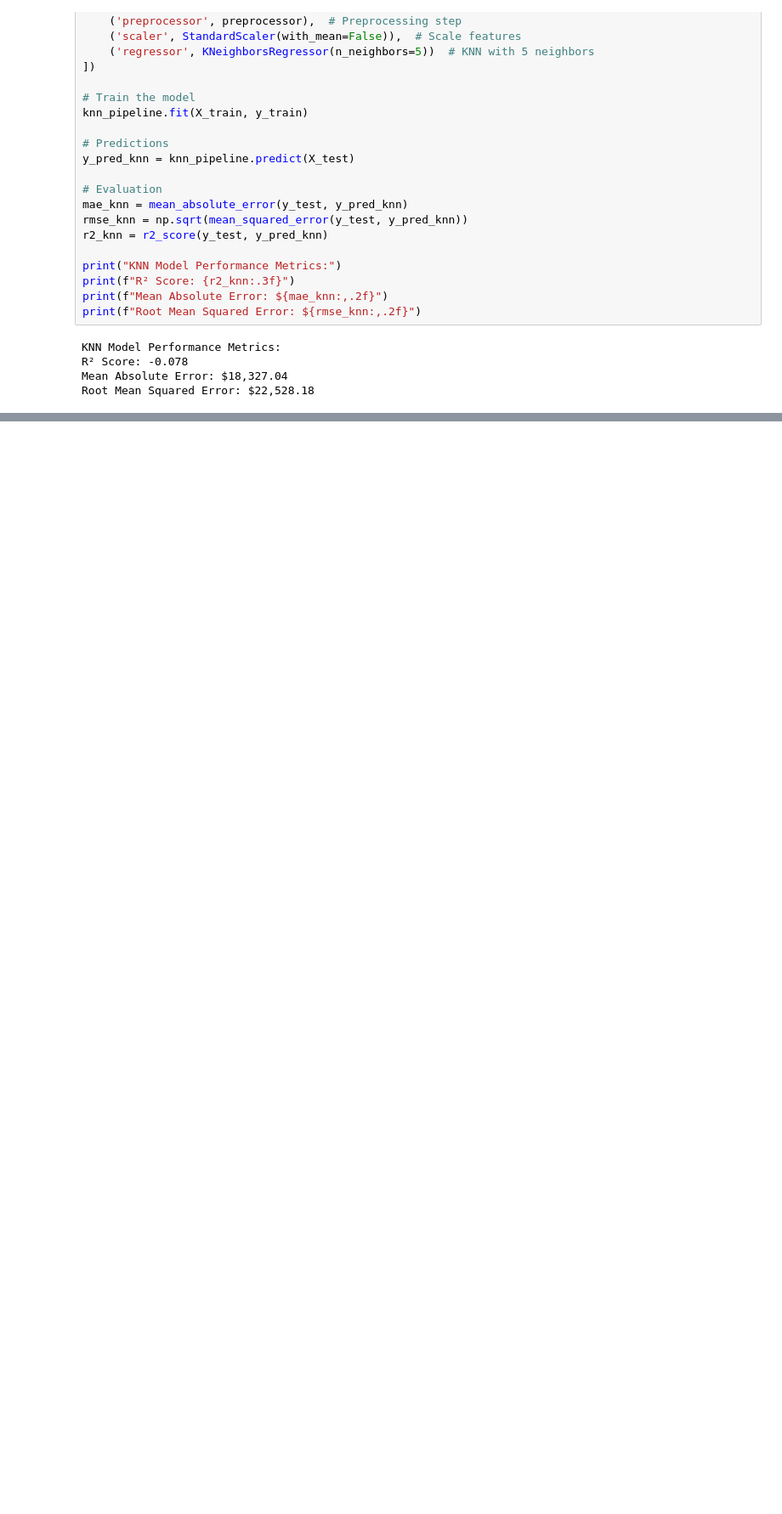
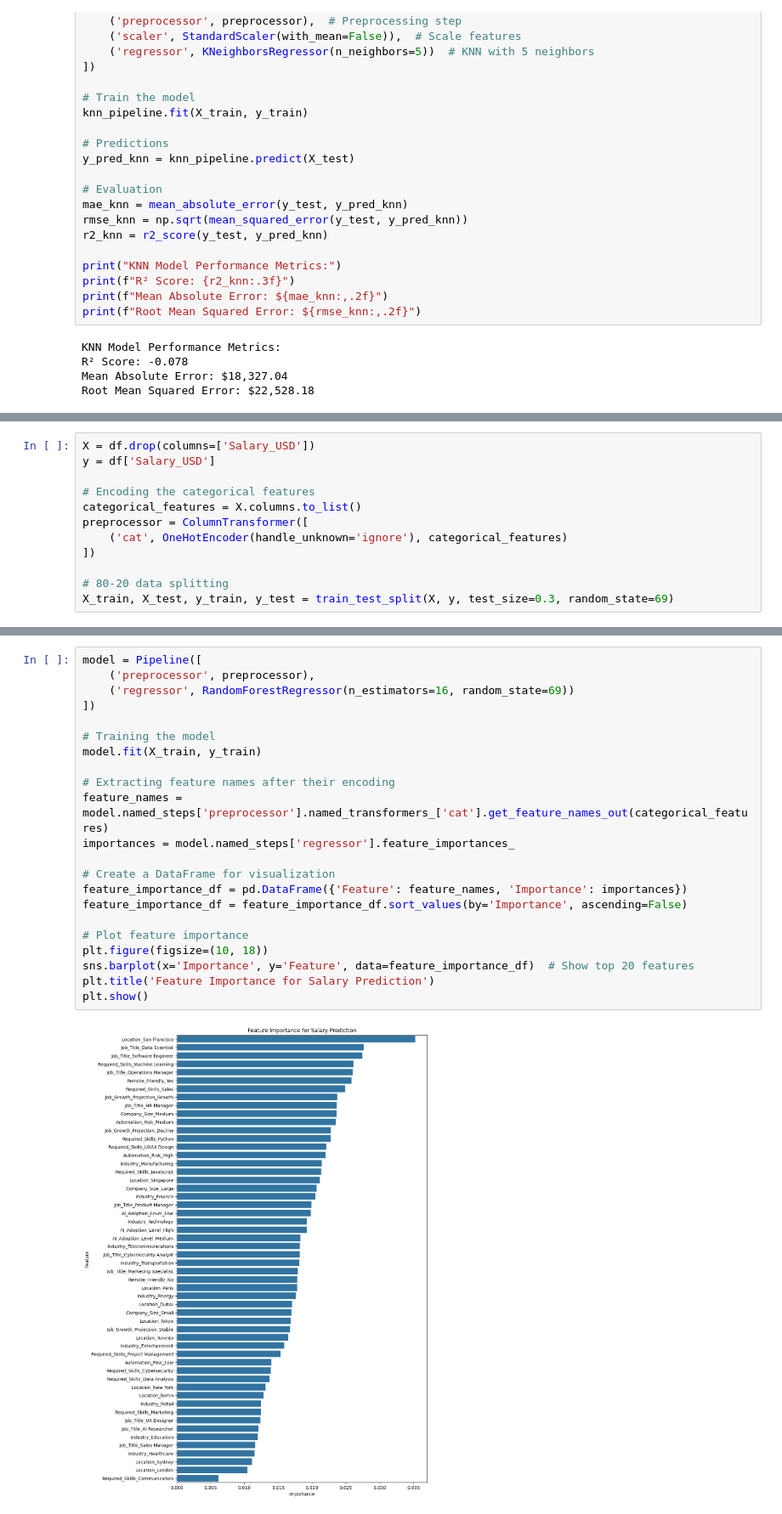
Before and after one commit to Arnold-18-CS/AI-Job-Market-Data-Analysis, a Jupyter notebook: main.ipynb, the cells around one changed output, grey strips where cells are left out. Shown at 85% size. Saved outputs shown, nothing was run; the diff lists cells and outputs as text; blank space fills up the shorter version.

Commit message:
Create a random forest regressor model to predict salary

```diff
--- a/main.ipynb
+++ b/main.ipynb
@@ -1039,0 +1034,12 @@ Root Mean Squared Error: $22,528.18
+# %%
+X = df.drop(columns=['Salary_USD'])
+y = df['Salary_USD']
+
+# Encoding the categorical features
+categorical_features = X.columns.to_list()
+preprocessor = ColumnTransformer([
+    ('cat', OneHotEncoder(handle_unknown='ignore'), categorical_features)
+])
+
+# 80-20 data splitting
+X_train, X_test, y_train, y_test = train_test_split(X, y, test_size=0.3, random_state=69)
@@ -1039,0 +1048,24 @@ Root Mean Squared Error: $22,528.18
+# %%
+model = Pipeline([
+    ('preprocessor', preprocessor),
+    ('regressor', RandomForestRegressor(n_estimators=16, random_state=69))
+])
+
+# Training the model
+model.fit(X_train, y_train)
+
+# Extracting feature names after their encoding
+feature_names = model.named_steps['preprocessor'].named_transformers_['cat'].get_feature_names_out(categorical_features)
+importances = model.named_steps['regressor'].feature_importances_
+
+# Create a DataFrame for visualization
+feature_importance_df = pd.DataFrame({'Feature': feature_names, 'Importance': importances})
+feature_importance_df = feature_importance_df.sort_values(by='Importance', ascending=False)
+
+# Plot feature importance
+plt.figure(figsize=(10, 18))
+sns.barplot(x='Importance', y='Feature', data=feature_importance_df)  # Show top 20 features
+plt.title('Feature Importance for Salary Prediction')
+plt.show()
+# %% [output]
+[figure, added]
```
Also changed, not shown: parts of 7 cells of this notebook.
